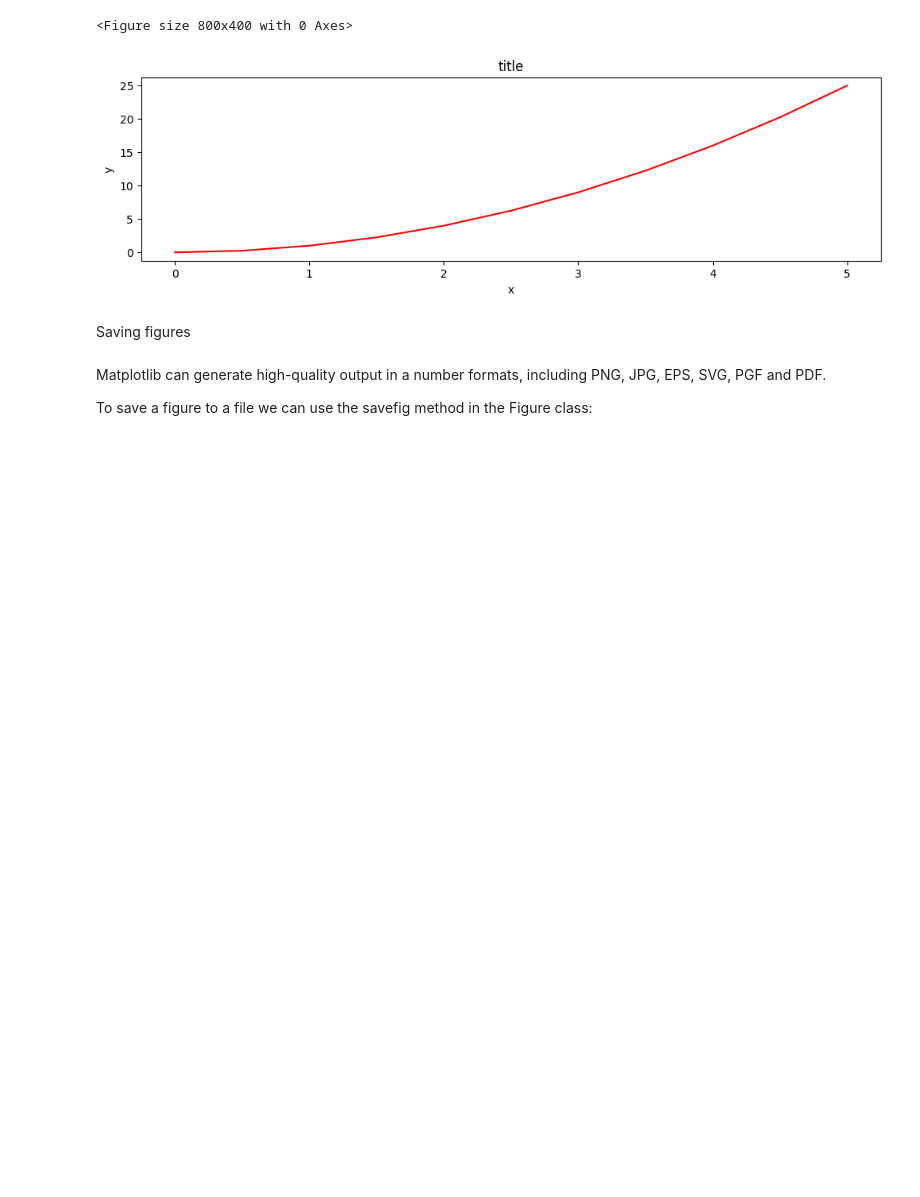
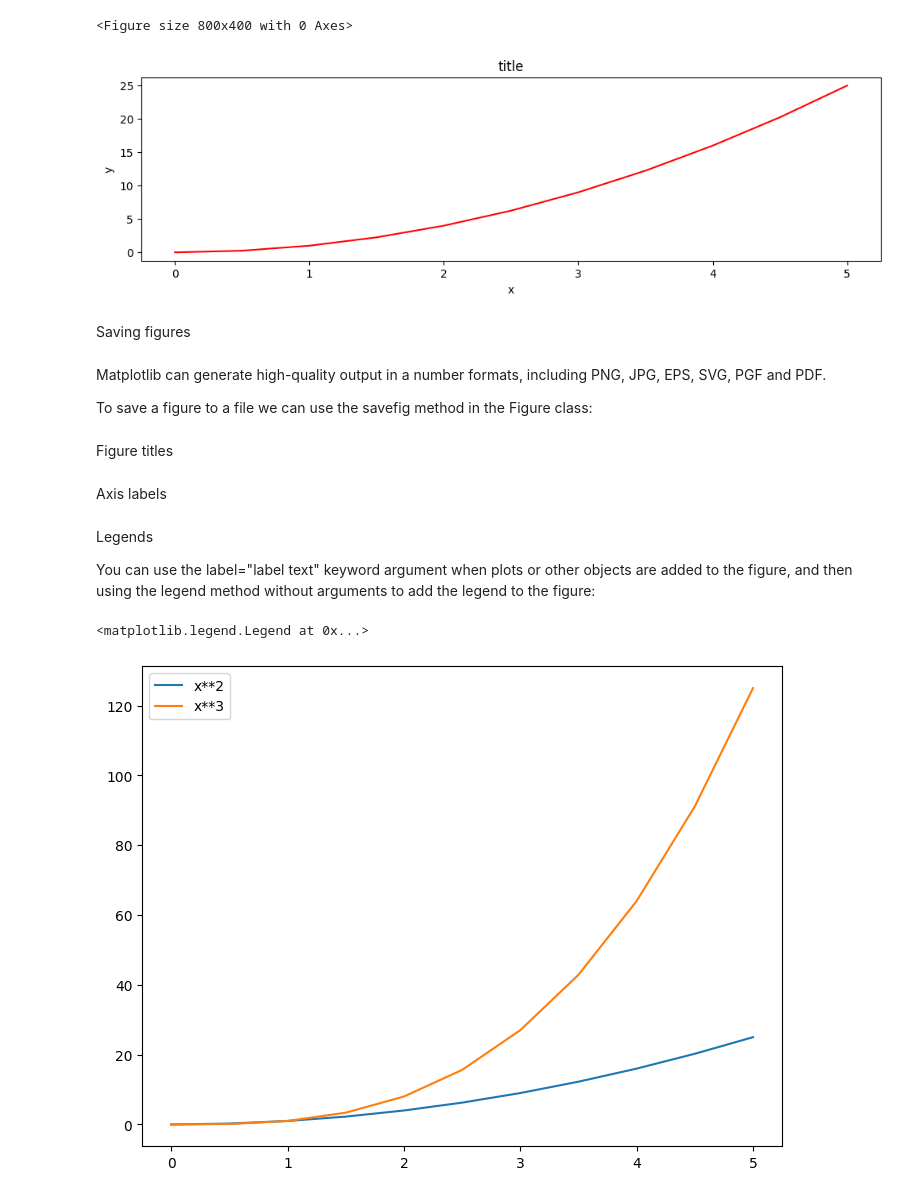
Before and after one commit to iammahendragit/Data_Science, a Jupyter notebook: Data Visualization using Matplotlib/concept of matplotib.ipynb, the cells around one changed output. Cells and saved outputs as stored; diff of their text form; code cells hidden in the pictures; blank space fills up the shorter version.

```diff
--- a/Data Visualization using Matplotlib/concept of matplotib.ipynb
+++ b/Data Visualization using Matplotlib/concept of matplotib.ipynb
@@ -150,3 +150,5 @@ To save a figure to a file we can use the savefig method in the Figure class:
 fig.savefig("filename.png")
 # %%
 fig.savefig("filename.png", dpi=200)
+# %% [markdown]
+Figure titles
@@ -152,0 +157,2 @@ fig.savefig("filename.png", dpi=200)
+# %% [markdown]
+Axis labels
@@ -152,0 +162,16 @@ fig.savefig("filename.png", dpi=200)
+# %% [markdown]
+Legends
+
+
+You can use the label="label text" keyword argument when plots or other objects are added to the figure, and then using the legend method without arguments to add the legend to the figure:
+# %%
+fig = plt.figure()
+
+ax = fig.add_axes([0,0,1,1])
+
+ax.plot(x, x**2, label="x**2")
+ax.plot(x, x**3, label="x**3")
+ax.legend()
+# %% [output]
+<matplotlib.legend.Legend at 0x...>
+[figure, added]
```
Also changed, not shown: parts of 2 cells of this notebook.
